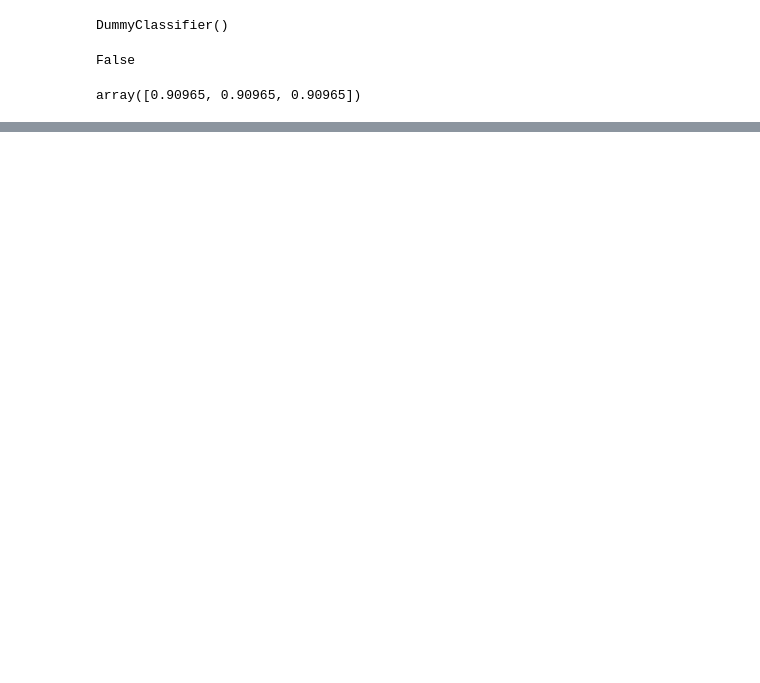
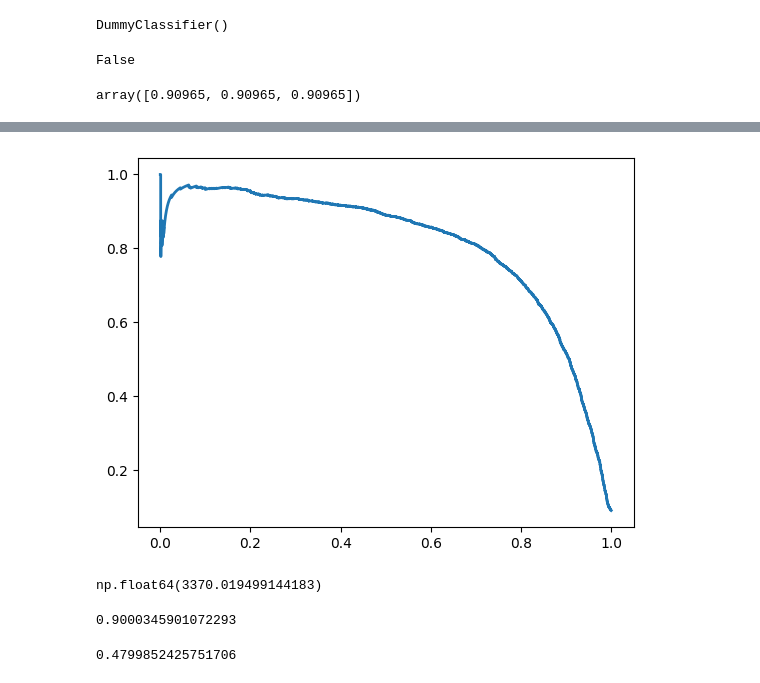
Before and after one commit to bundela05/mlcodez, a Jupyter notebook: ai and ml/code/classification.ipynb, the cells around one changed output, grey strips where cells are left out. Drawn from its saved outputs; the diff is of its cells as text; code cells hidden in the pictures; blank space fills up the shorter version.

```diff
--- a/ai and ml/code/classification.ipynb
+++ b/ai and ml/code/classification.ipynb
@@ -64,0 +159,9 @@ array([0.90965, 0.90965, 0.90965])
+# %%
+plt.plot(recall, precision, linewidth=2,
+label="Precision/Recall curve")
+[...] # beautify the figure: add labels, grid, legend, arrow,and text
+
+
+plt.show()
+# %% [output]
+[figure, added]
@@ -64,0 +172,4 @@ array([0.90965, 0.90965, 0.90965])
+# %%
+threshold_for_90_precision
+# %% [output]
+np.float64(3370.019499144183)
@@ -64,0 +178,4 @@ array([0.90965, 0.90965, 0.90965])
+# %%
+precision_score(y_train_5, y_train_pred_90)
+# %% [output]
+0.9000345901072293
@@ -64,0 +185,4 @@ array([0.90965, 0.90965, 0.90965])
+# %%
+recall_at_90_precision
+# %% [output]
+0.4799852425751706
```
Also changed, not shown: parts of 44 cells of this notebook, 2 other files.
